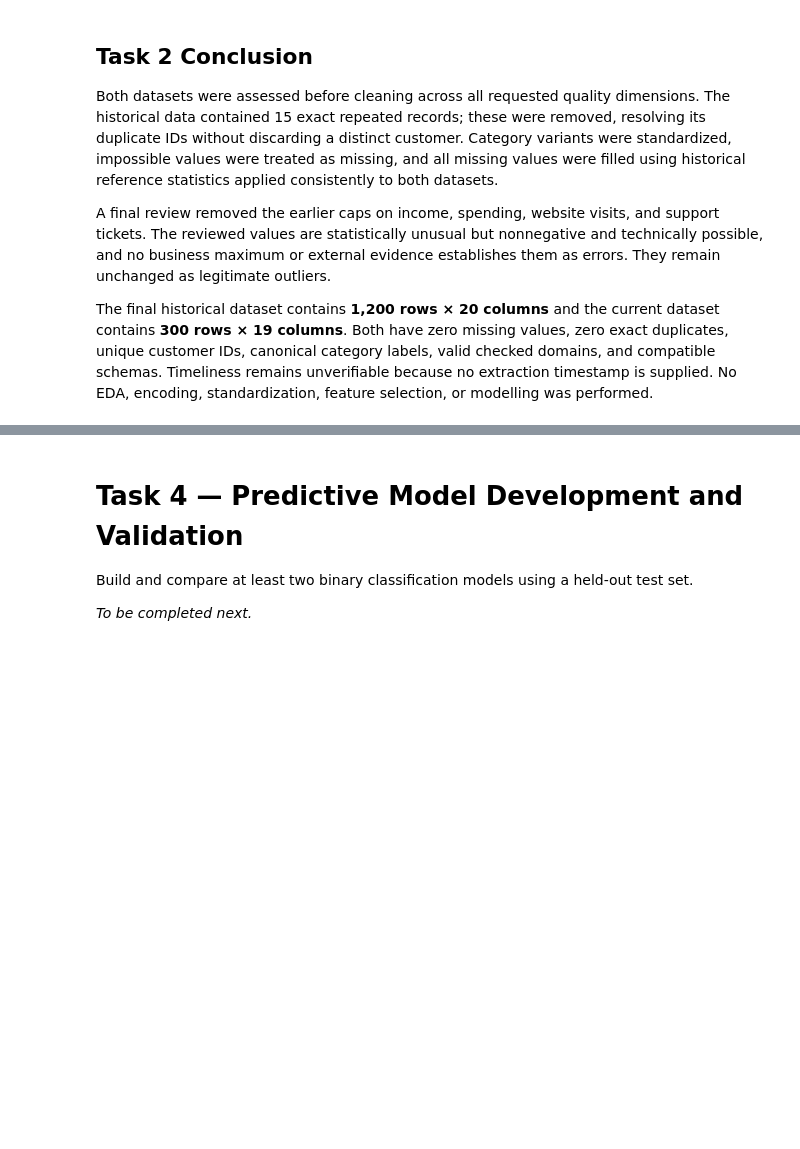
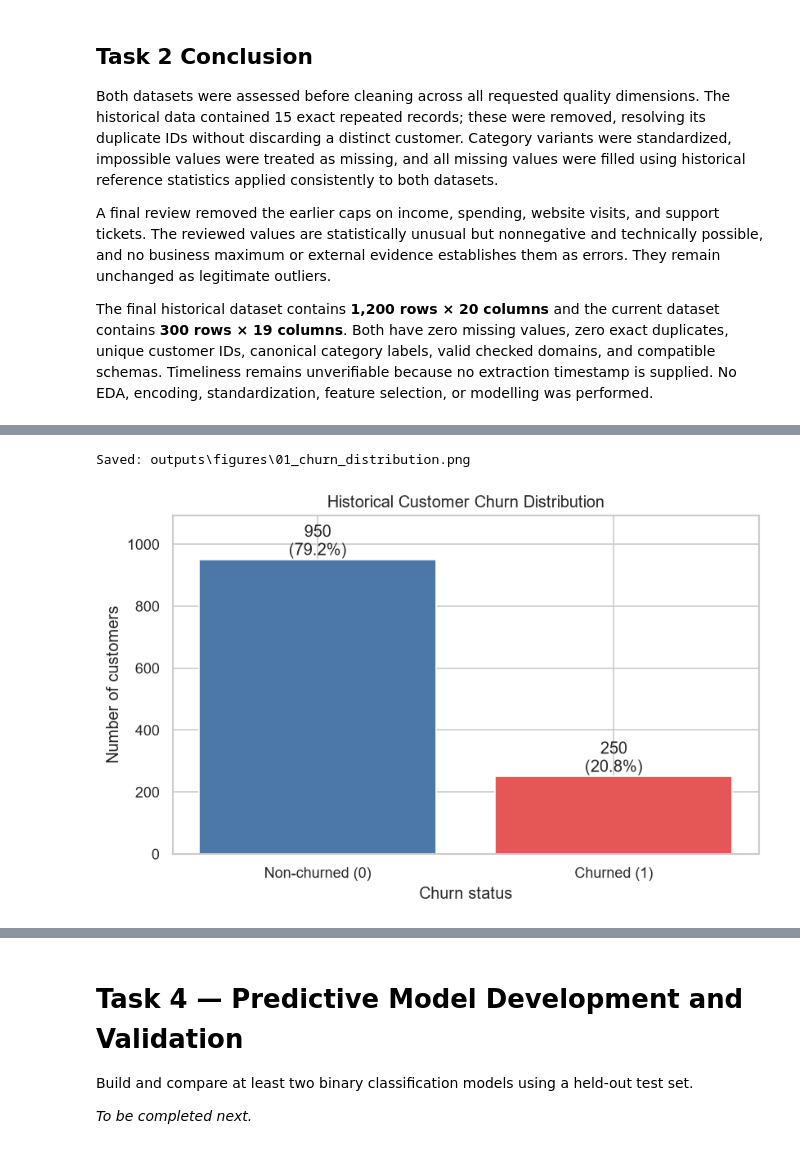
Before and after one commit to HaneenDahbour/novamart-customer-retention, a Jupyter notebook: NovaMart_Final_Project.ipynb, the cells around one changed output, grey strips where cells are left out. Drawn from its saved outputs; the diff is of its cells as text; code cells hidden in the pictures; blank space fills up the shorter version.

```diff
--- a/NovaMart_Final_Project.ipynb
+++ b/NovaMart_Final_Project.ipynb
@@ -686,0 +686,25 @@ Calculate descriptive statistics, create at least five meaningful visualizations
+# %%
+import matplotlib
+matplotlib.use("Agg")
+import matplotlib.pyplot as plt
+import seaborn as sns
+
+eda = pd.read_csv("outputs/Clean_Historical_Customers.csv")
+assert eda.shape == (1200, 20)
+assert eda.isna().sum().sum() == 0
+
+figure_dir = Path("outputs/figures")
+figure_dir.mkdir(parents=True, exist_ok=True)
+
+sns.set_theme(style="whitegrid", context="notebook")
+COLORS = {0: "#4C78A8", 1: "#E45756"}
+
+def save_and_display(fig, filename):
+    fig.tight_layout()
+    path = figure_dir / filename
+    fig.savefig(path, dpi=160, bbox_inches="tight")
+    display(fig)
+    plt.close(fig)
+    print(f"Saved: {path}")
+
+print("Task 3 dataset loaded:", eda.shape)
@@ -686,0 +874,15 @@ Calculate descriptive statistics, create at least five meaningful visualizations
+# %%
+# Figure 1 — churn frequency and percentage
+counts = eda["Churn"].value_counts().sort_index()
+fig, ax = plt.subplots(figsize=(7, 4.5))
+bars = ax.bar(["Non-churned (0)", "Churned (1)"], counts.values, color=[COLORS[0], COLORS[1]])
+for bar, count in zip(bars, counts.values):
+    ax.text(bar.get_x() + bar.get_width()/2, count + 15, f"{count:,}\n({count/len(eda):.1%})", ha="center")
+ax.set_title("Historical Customer Churn Distribution")
+ax.set_xlabel("Churn status")
+ax.set_ylabel("Number of customers")
+ax.set_ylim(0, counts.max() * 1.15)
+save_and_display(fig, "01_churn_distribution.png")
+# %% [output]
+Saved: outputs\figures\01_churn_distribution.png
+[figure, added]
```
Also changed, not shown: parts of 22 cells of this notebook, 13 other files.
